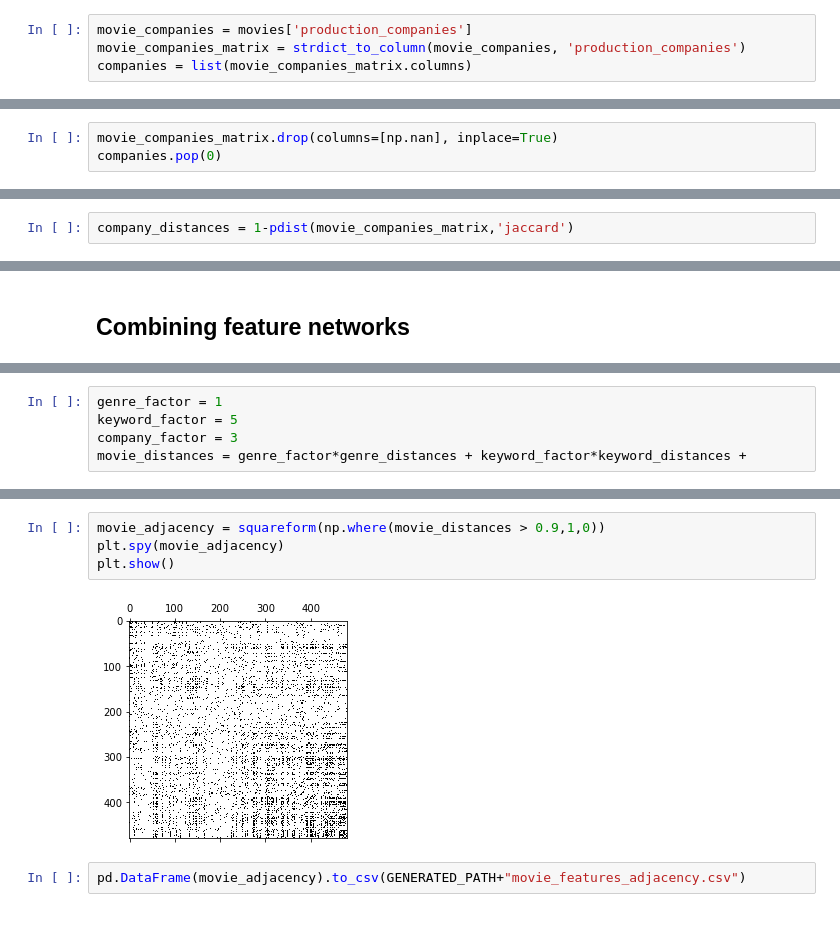
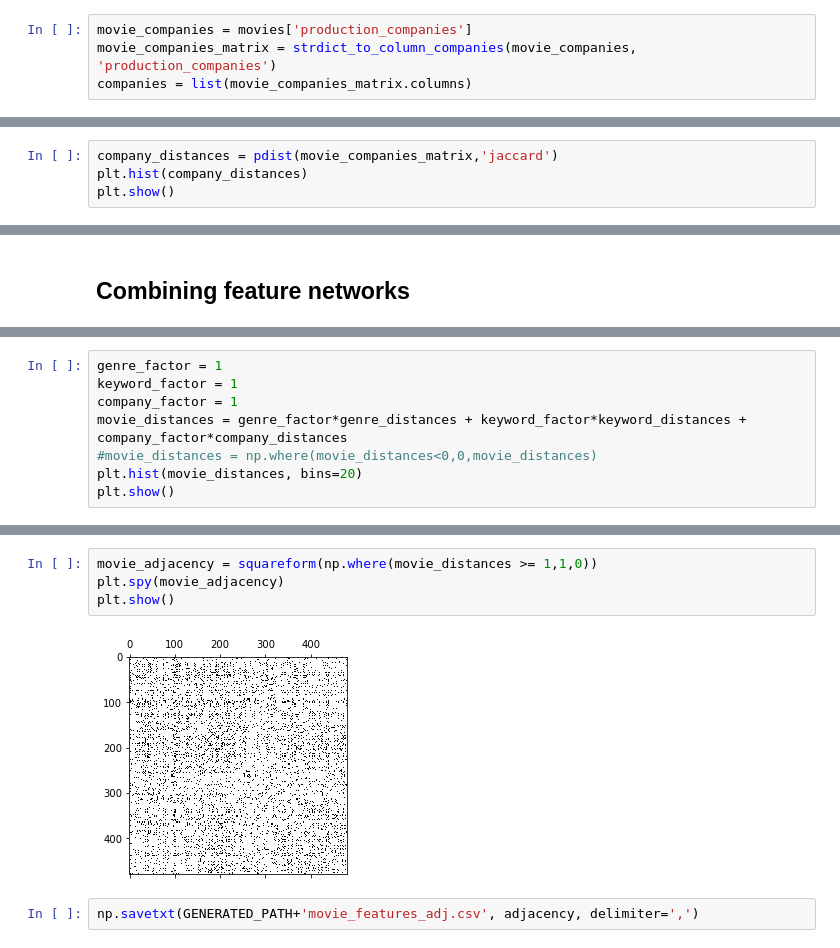
Before and after one commit to Lambo97/MovieRecommendation, a Jupyter notebook: src/movie_feature_network.ipynb, the cells around one changed output, grey strips where cells are left out. Drawn from its saved outputs; the diff is of its cells as text.

```diff
--- a/src/movie_feature_network.ipynb
+++ b/src/movie_feature_network.ipynb
@@ -333,4 +414,4 @@ As most movies are english, language isn't a good metric either
 # %%
 movie_companies = movies['production_companies']
-movie_companies_matrix = strdict_to_column(movie_companies, 'production_companies')
+movie_companies_matrix = strdict_to_column_companies(movie_companies, 'production_companies')
 companies = list(movie_companies_matrix.columns)
@@ -347,3 +417,0 @@ movie_companies_matrix.head()
-# %%
-movie_companies_matrix.drop(columns=[np.nan], inplace=True)
-companies.pop(0)
@@ -361,4 +422,6 @@ We can see that some companies have a slightly different name, but should be the
 # %% [markdown]
 As with the keywords, we will use the Jaccard similarity
 # %%
-company_distances = 1-pdist(movie_companies_matrix,'jaccard')
+company_distances = pdist(movie_companies_matrix,'jaccard')
+plt.hist(company_distances)
+plt.show()
@@ -416,5 +493,8 @@ np.histogram(company_distances)
 # %%
 genre_factor = 1
-keyword_factor = 5
-company_factor = 3
-movie_distances = genre_factor*genre_distances + keyword_factor*keyword_distances +
+keyword_factor = 1
+company_factor = 1
+movie_distances = genre_factor*genre_distances + keyword_factor*keyword_distances + company_factor*company_distances
+#movie_distances = np.where(movie_distances<0,0,movie_distances)
+plt.hist(movie_distances, bins=20)
+plt.show()
@@ -421,8 +526,8 @@ movie_distances = genre_factor*genre_distances + keyword_factor*keyword_distance
 # %%
-movie_adjacency = squareform(np.where(movie_distances > 0.9,1,0))
+movie_adjacency = squareform(np.where(movie_distances >= 1,1,0))
 plt.spy(movie_adjacency)
 plt.show()
 # %% [output]
-[figure, old version]
+[figure, new version]
-# %%
-pd.DataFrame(movie_adjacency).to_csv(GENERATED_PATH+"movie_features_adjacency.csv")
+# %%
+np.savetxt(GENERATED_PATH+'movie_features_adj.csv', adjacency, delimiter=',')
```
Also changed, not shown: parts of 47 cells of this notebook, 10 other files.
